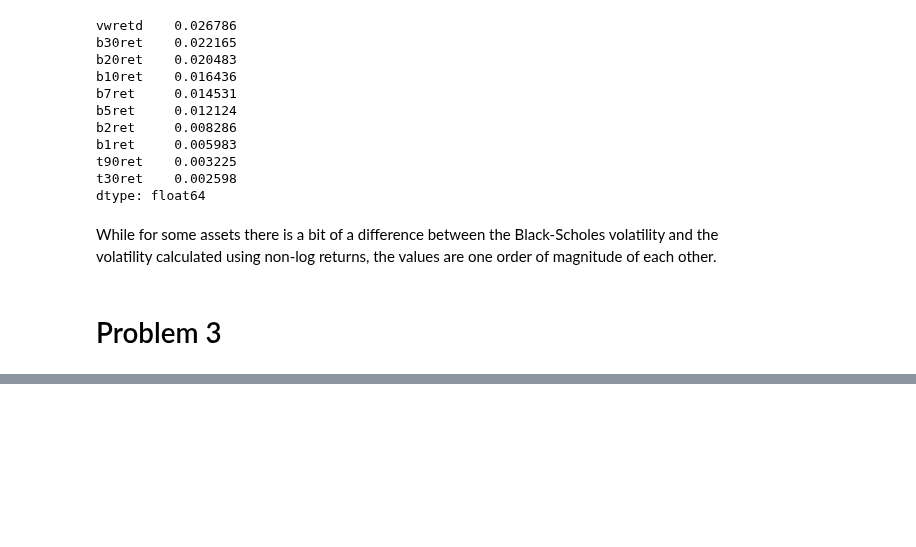
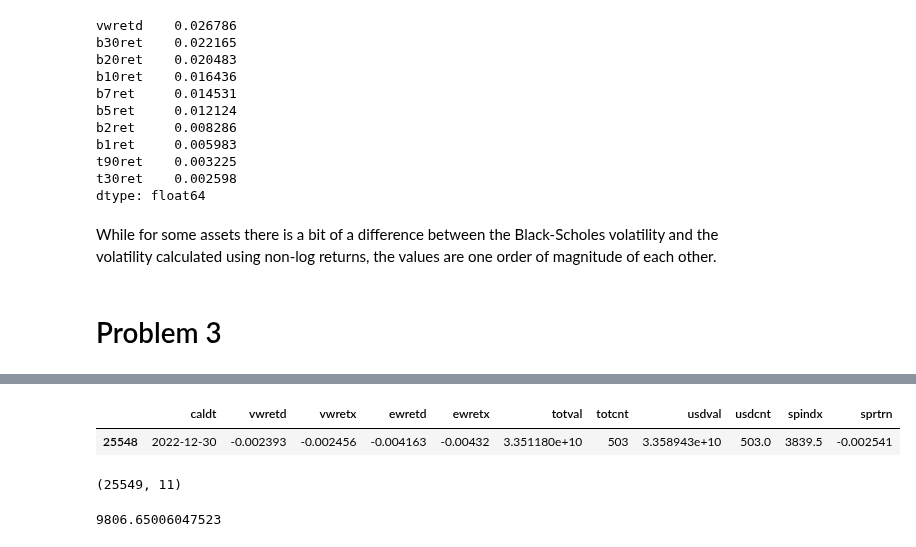
Before and after one commit to pathmarkoak/bufn400, a Jupyter notebook: Homeworks/Homework 1/Modeling long-term equity returns.ipynb, the cells around one changed output, grey strips where cells are left out. Cells and saved outputs as stored; diff of their text form; code cells hidden in the pictures; blank space fills up the shorter version.

```diff
--- a/Homeworks/Homework 1/Modeling long-term equity returns.ipynb
+++ b/Homeworks/Homework 1/Modeling long-term equity returns.ipynb
@@ -291,0 +311,14 @@ While for some assets there is a bit of a difference between the Black-Scholes v
+# %%
+sp500_daily.tail(1)
+# %% [output]
+|  | caldt | vwretd | vwretx | ewretd | ewretx | totval | totcnt | usdval | usdcnt | spindx | sprtrn |
+| 25548 | 2022-12-30 | -0.002393 | -0.002456 | -0.004163 | -0.00432 | 3.351180e+10 | 503 | 3.358943e+10 | 503.0 | 3839.5 | -0.002541 |
+# %%
+sp500_daily.shape
+# %% [output]
+(25549, 11)
+# %%
+dollar_ret = (1 + sp500_daily['vwretd']).cumprod()
+dollar_ret[25548]
+# %% [output]
+9806.65006047523
```
Also changed, not shown: parts of 12 cells of this notebook.
